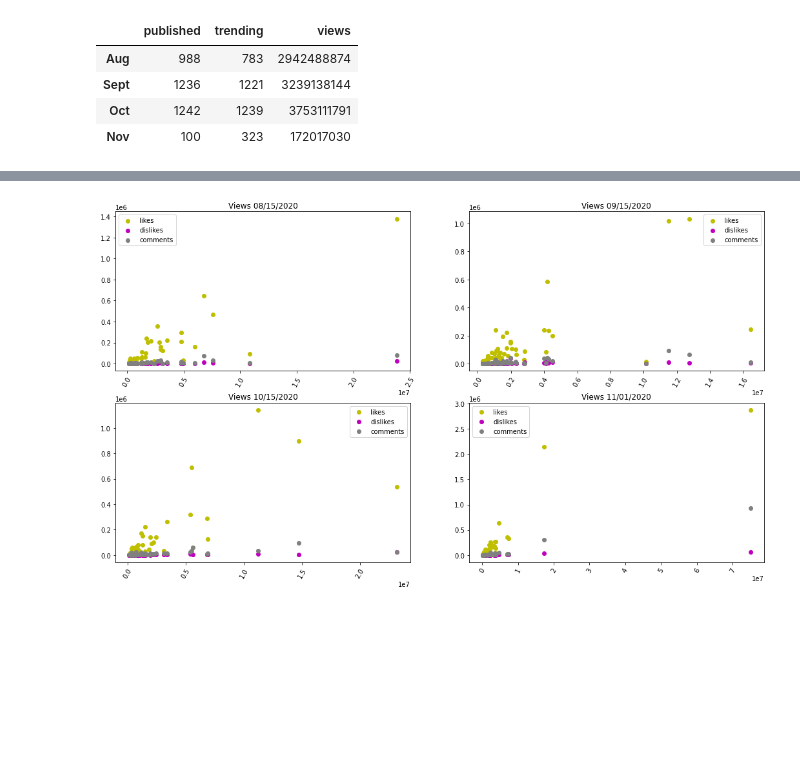
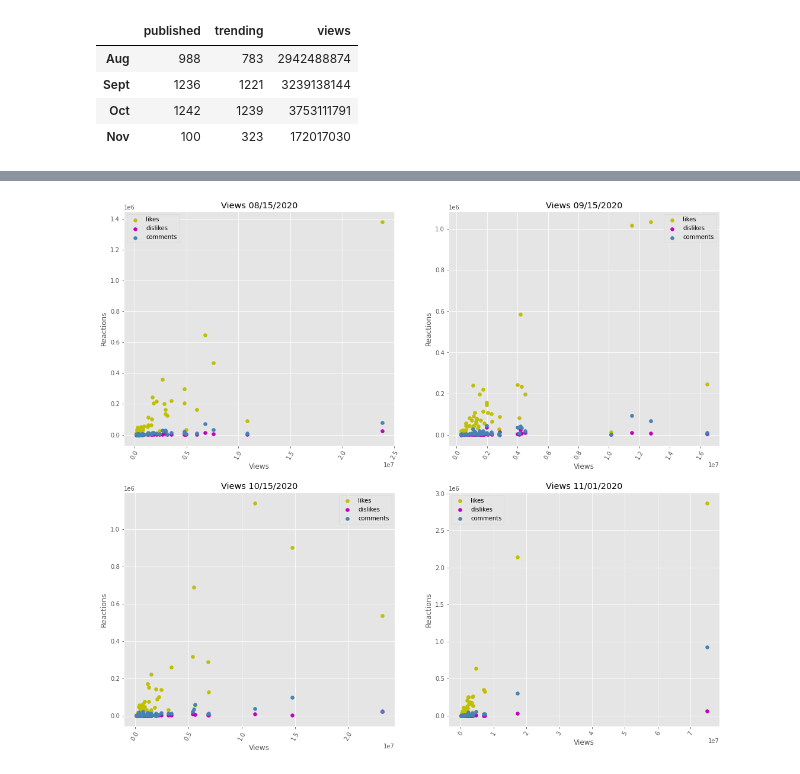
Before and after one commit to citizendez/Project_1, a Jupyter notebook: PANDAS.ipynb, the cells around one changed output, grey strips where cells are left out. Drawn from its saved outputs; the diff is of its cells as text; code cells hidden in the pictures; blank space fills up the shorter version.

```diff
--- a/PANDAS.ipynb
+++ b/PANDAS.ipynb
@@ -258,68 +247,71 @@ Name: per_likes, Length: 3566, dtype: float64
 # %%
 #Scatter Plots of likes and dislikes on a date from all four months based on views
+#not 100% convinced scatter plots work for this
 #August starts on the 13th, full month of Sept and Oct, Nov is only 1-5th
 
 #input_date = input(f'Enter a date to see what was trending that day example month/day/year')
 #date=df[df['date_trending']==input_date]
 
 #subplots initilizer
-fig, (ax) = plt.subplots(2, figsize=(18, 10))
+fig, (ax) = plt.subplots(2, figsize=(18, 16))
+plt.style.use('ggplot')
+
 #supplot 1
 #initialize
 df = youtube_data
-#filter
+#filter by specific day
 df=df[df['date_trending']=='08/15/2020']
 #subplot (rows, columns, locate)
 ax = plt.subplot(2, 2, 1)
 ax.scatter(df['views'], df['likes'], color='y')
 ax.scatter(df['views'], df['dislikes'], color='m')
-ax.scatter(df['views'], df['comments'], color='gray')
-ax.set(title='Views 08/15/2020')
+ax.scatter(df['views'], df['comments'], color='steelblue')
+ax.set(title='Views 08/15/2020', ylabel='Reactions', xlabel='Views')
 ax.legend(['likes', 'dislikes', 'comments'])
 plt.setp(ax.xaxis.get_majorticklabels(), rotation=60)
 
 #subplot 2
 #initialize
 df = youtube_data
-#filter
+#filter by specific day
 df=df[df['date_trending']=='09/15/2020']
 #subplot (rows, columns, locate)
 ax = plt.subplot(2, 2, 2)
 ax.scatter(df['views'], df['likes'], color='y')
 ax.scatter(df['views'], df['dislikes'], color='m')
-ax.scatter(df['views'], df['comments'], color='gray')
-ax.set(title='Views 09/15/2020')
+ax.scatter(df['views'], df['comments'], color='steelblue')
+ax.set(title='Views 09/15/2020', ylabel='Reactions', xlabel='Views')
 ax.legend(['likes', 'dislikes', 'comments'])
 plt.setp(ax.xaxis.get_majorticklabels(), rotation=60)
 
 #subplot 3
 #initialize
 df = youtube_data
-#filter
+#filter by specific day
 df=df[df['date_trending']==' 10/15/2020']
 #subplot (rows, columns, locate)
 ax = plt.subplot(2, 2, 3)
 ax.scatter(df['views'], df['likes'], color='y')
 ax.scatter(df['views'], df['dislikes'], color='m')
-ax.scatter(df['views'], df['comments'], color='gray')
-ax.set(title='Views 10/15/2020')
+ax.scatter(df['views'], df['comments'], color='steelblue')
+ax.set(title='Views 10/15/2020', ylabel='Reactions', xlabel='Views')
 ax.legend(['likes', 'dislikes', 'comments'])
 plt.setp(ax.xaxis.get_majorticklabels(), rotation=60)
 
 #subplot 4
 #initialize
 df = youtube_data
-#filter
+#filter by specific day
 df=df[df['date_trending']==' 11/01/2020']
 #subplot (rows, columns, locate)
 ax = plt.subplot(2, 2, 4)
 ax.scatter(df['views'], df['likes'], color='y')
 ax.scatter(df['views'], df['dislikes'], color='m')
-ax.scatter(df['views'], df['comments'], color='gray')
-ax.set(title='Views 11/01/2020')
+ax.scatter(df['views'], df['comments'], color='steelblue')
+ax.set(title='Views 11/01/2020', ylabel='Reactions', xlabel='Views')
 ax.legend(['likes', 'dislikes', 'comments'])
 plt.setp(ax.xaxis.get_majorticklabels(), rotation=60)
 plt.show()
 # %% [output]
-[figure, old version]
+[figure, new version]
 # %%
```
Also changed, not shown: parts of 8 cells of this notebook, 3 other files.
